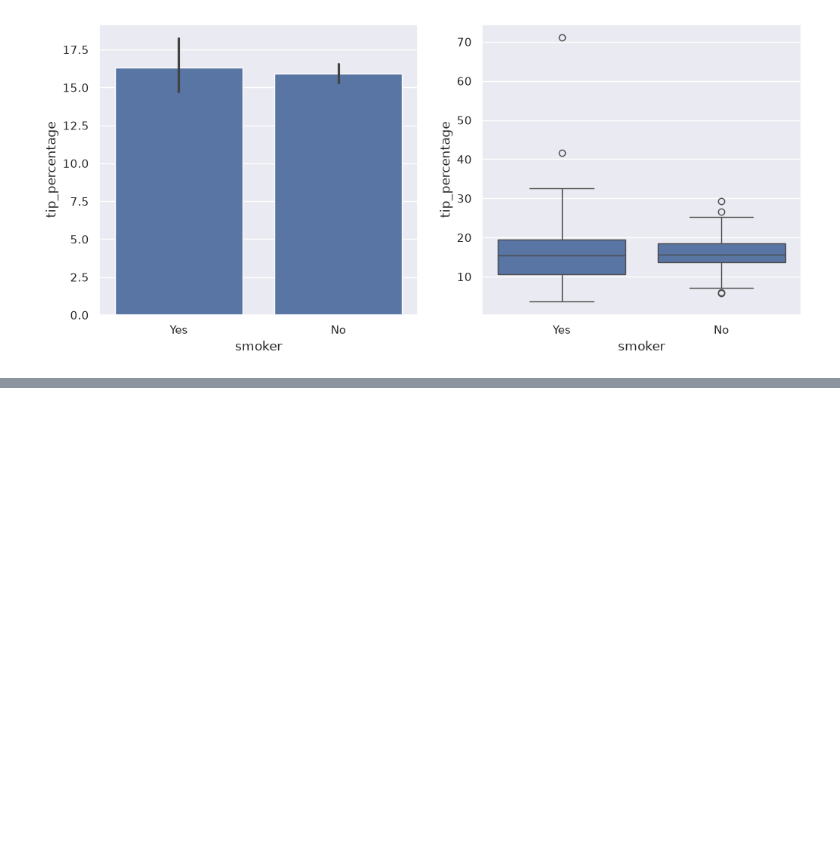
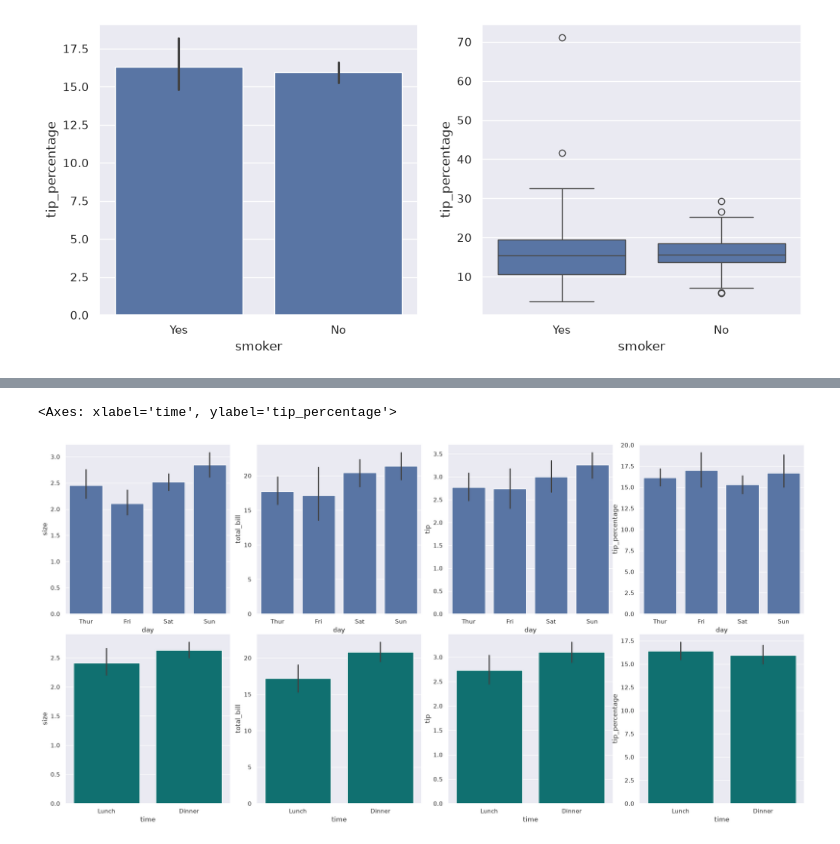
Before and after one commit to amir-razmi/tips-dataset-regression, a Jupyter notebook: notebooks/3-multivariate-data-analysis.ipynb, the cells around one changed output, grey strips where cells are left out. Cells and saved outputs as stored; diff of their text form; code cells hidden in the pictures; blank space fills up the shorter version.

Commit message:
docs: add and update conclusions and notes for data analys

```diff
--- a/notebooks/3-multivariate-data-analysis.ipynb
+++ b/notebooks/3-multivariate-data-analysis.ipynb
@@ -151,0 +129,16 @@ sns.barplot(data=df, y='tip', x='size', ax=ax3)
+# %%
+fig, ((ax1, ax2, ax3, ax4), (ax5, ax6, ax7, ax8)) = plt.subplots(2, 4, figsize=(20, 10))
+fig.tight_layout()
+
+sns.barplot(data=df, x='day', y='size', ax=ax1)
+sns.barplot(data=df, x='day', y='total_bill', ax=ax2)
+sns.barplot(data=df, x='day', y='tip', ax=ax3)
+sns.barplot(data=df, x='day', y='tip_percentage', ax=ax4)
+
+sns.barplot(data=df, x='time', y='size', ax=ax5, color='teal')
+sns.barplot(data=df, x='time', y='total_bill', ax=ax6, color='teal')
+sns.barplot(data=df, x='time', y='tip', ax=ax7, color='teal')
+sns.barplot(data=df, x='time', y='tip_percentage', ax=ax8, color='teal')
+# %% [output]
+<Axes: xlabel='time', ylabel='tip_percentage'>
+[figure, new version]
```
Also changed, not shown: parts of 27 cells of this notebook.
